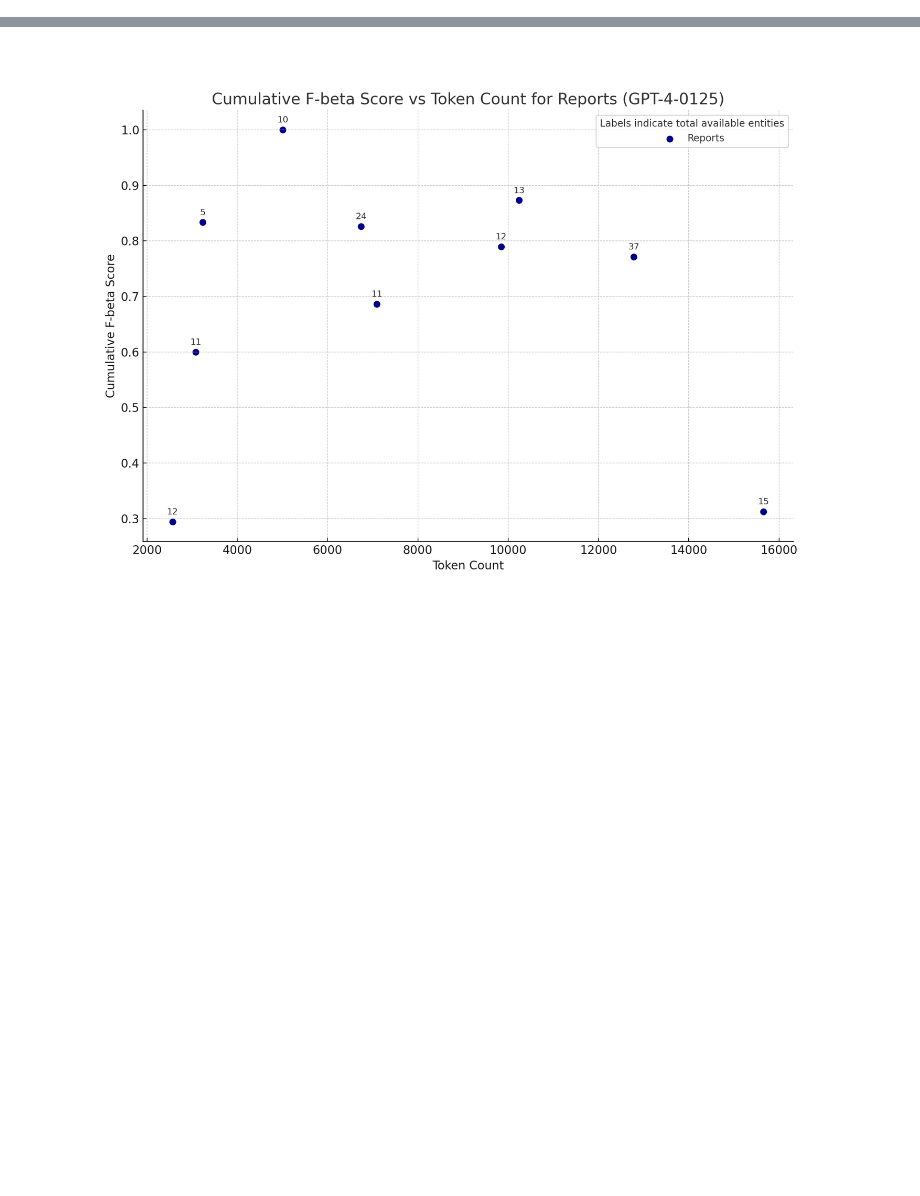
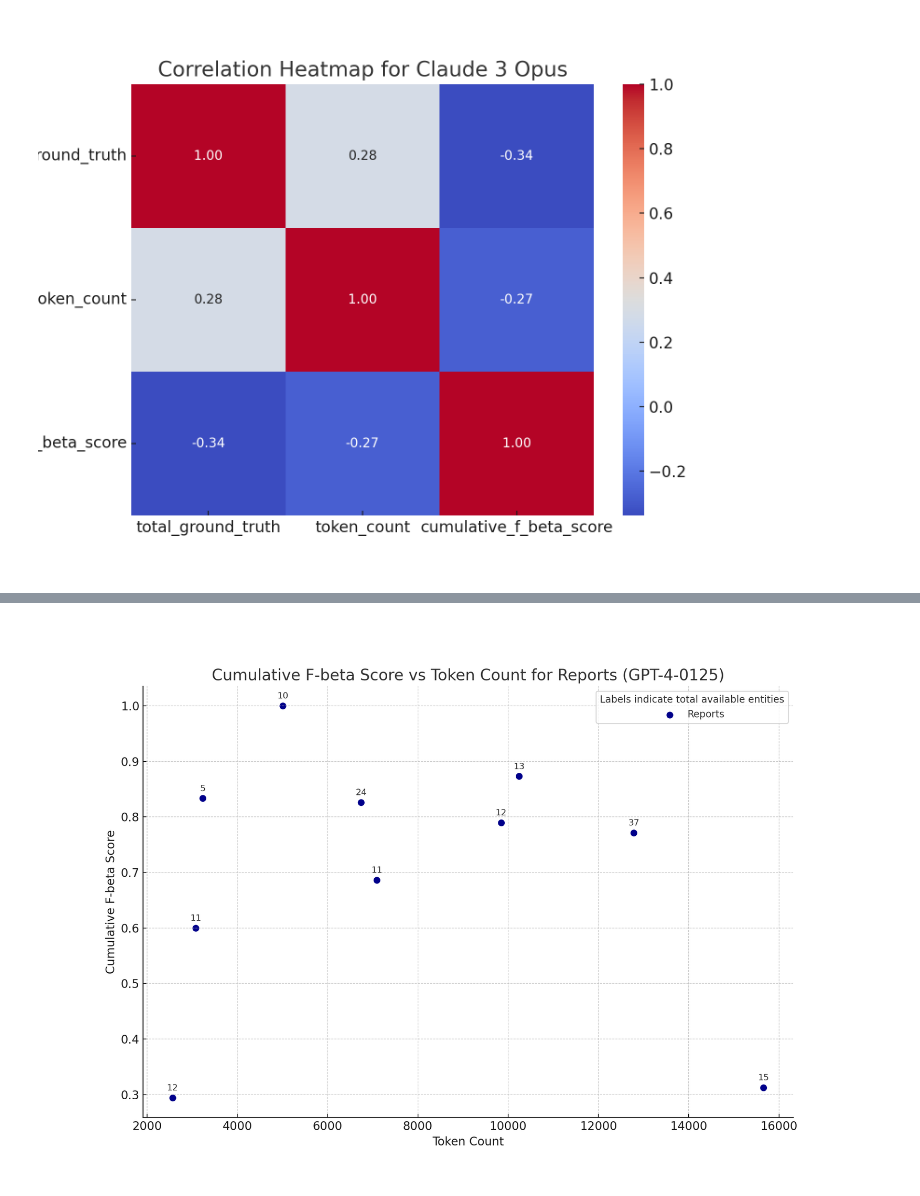
Before and after one commit to ipno-llead/US-IPNO-exonerations, a Jupyter notebook: write/HRDAG-tech-corner/blog-post-2/write/iteration-1.ipynb, the cells around one changed output, grey strips where cells are left out. Drawn from its saved outputs; the diff is of its cells as text; code cells hidden in the pictures; blank space fills up the shorter version.

```diff
--- a/write/HRDAG-tech-corner/blog-post-2/write/iteration-1.ipynb
+++ b/write/HRDAG-tech-corner/blog-post-2/write/iteration-1.ipynb
@@ -29,0 +83,4 @@ df.head(20)
+# %%
+Image(filename='../graphs/claude_3_opus_heatmap.png')
+# %% [output]
+[figure, added]
```
Also changed, not shown: parts of 7 cells of this notebook, 4 other files.
